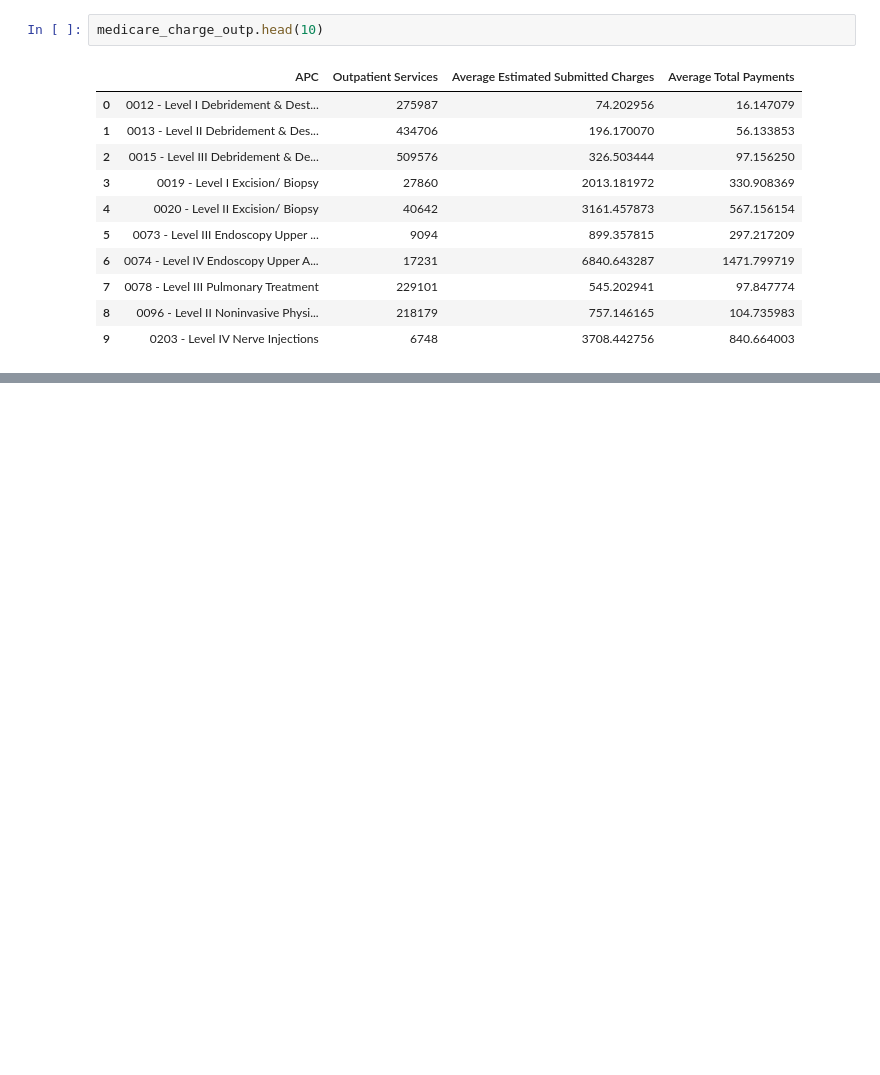
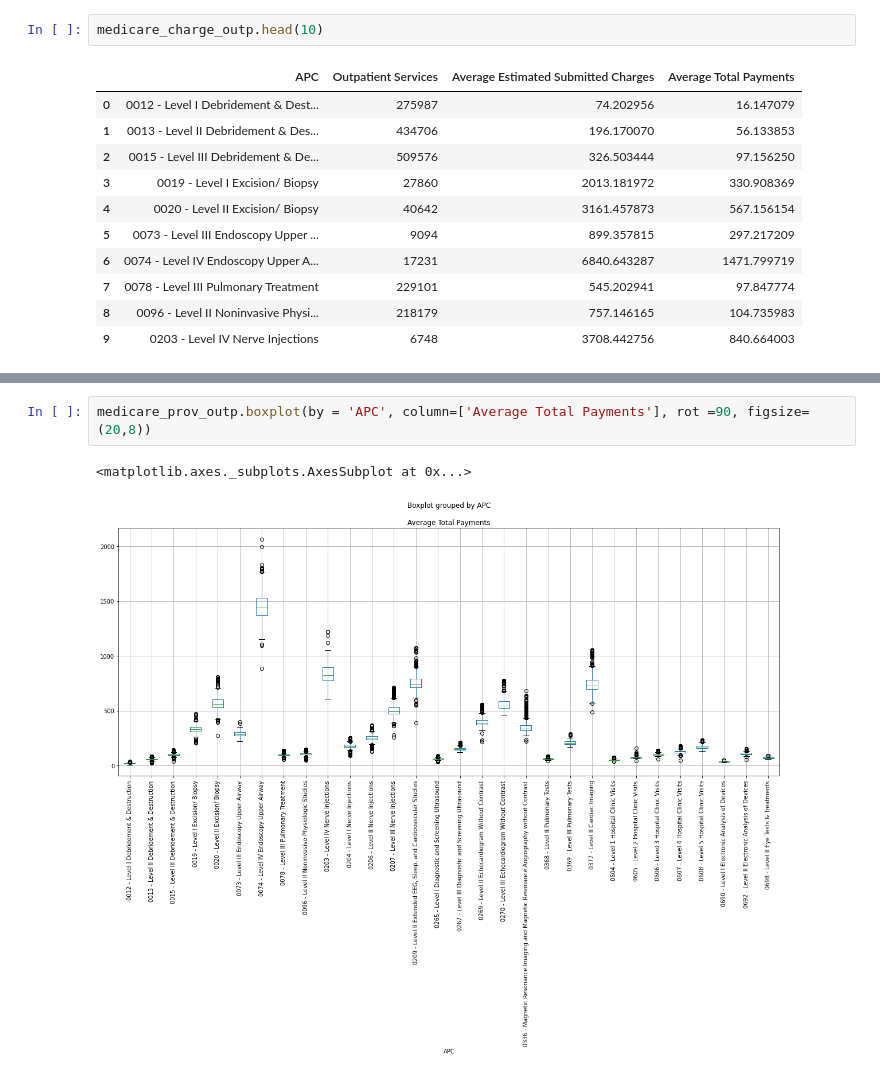
Before and after one commit to mkmritunjay/exploratory_analysis, a Jupyter notebook: exploratory_analysis.ipynb, the cells around one changed output, grey strips where cells are left out. Drawn from its saved outputs; the diff is of its cells as text; blank space fills up the shorter version.

```diff
--- a/exploratory_analysis.ipynb
+++ b/exploratory_analysis.ipynb
@@ -223,0 +230,5 @@ medicare_charge_outp.head(10)
+# %%
+medicare_prov_outp.boxplot(by = 'APC', column=['Average Total Payments'], rot =90, figsize=(20,8))
+# %% [output]
+<matplotlib.axes._subplots.AxesSubplot at 0x...>
+[figure, added]
```
Also changed, not shown: parts of 19 cells of this notebook.
